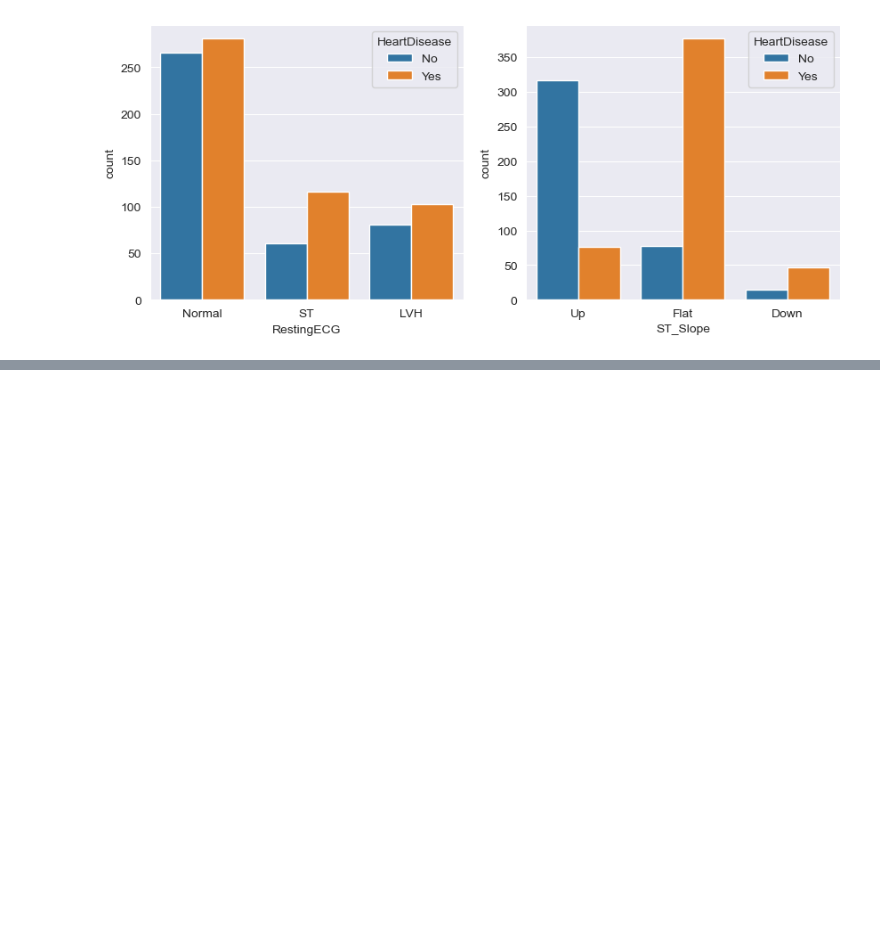
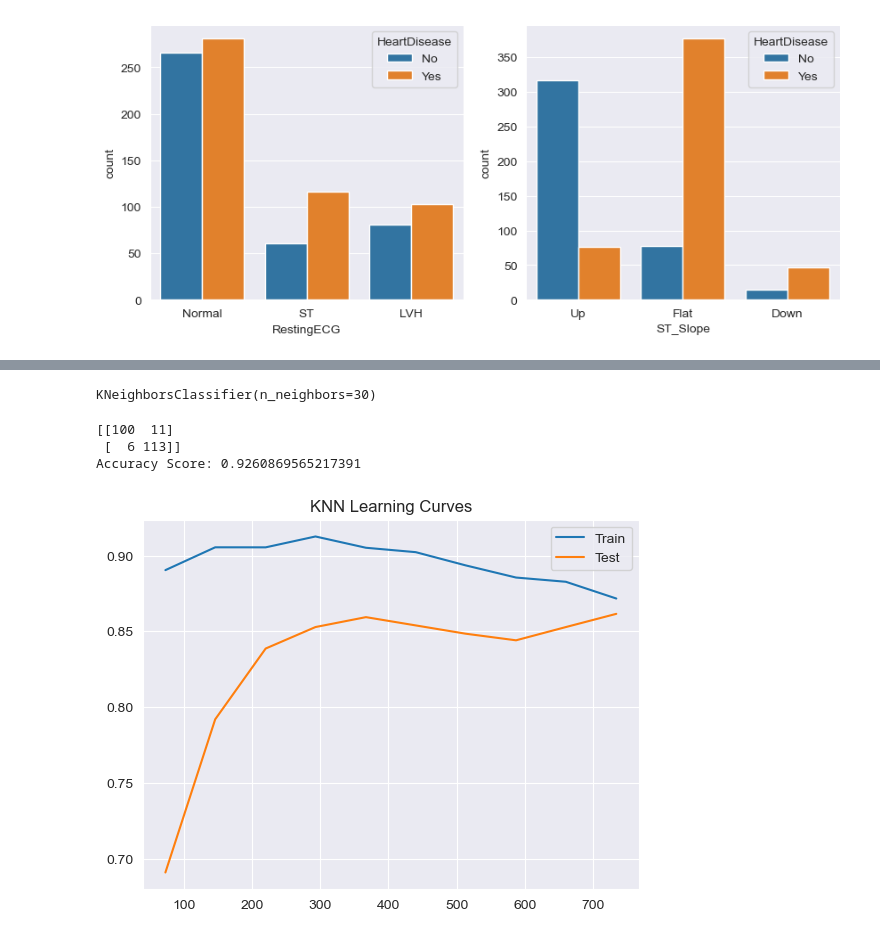
Before and after one commit to malikka-rajshahi/Heart-Failure-Analysis, a Jupyter notebook: HeartAnalysisCombined.ipynb, the cells around one changed output, grey strips where cells are left out. Saved outputs shown, nothing was run; the diff lists cells and outputs as text; code cells hidden in the pictures; blank space fills up the shorter version.

```diff
--- a/HeartAnalysisCombined.ipynb
+++ b/HeartAnalysisCombined.ipynb
@@ -434,0 +437,3 @@ sns.FacetGrid(data=df, col='HeartDisease', row='RestingECG').map(sns.stripplot,
+# %%
+df = pd.read_csv('heart.csv')
+df.info()
@@ -434,0 +460,7 @@ sns.FacetGrid(data=df, col='HeartDisease', row='RestingECG').map(sns.stripplot,
+# %%
+def convertObjects(x):
+    if x.dtype == 'O': return x.astype('string')
+    else: return x
+
+df = df.apply(convertObjects)
+df.info()
@@ -434,0 +506,49 @@ sns.FacetGrid(data=df, col='HeartDisease', row='RestingECG').map(sns.stripplot,
+# %%
+import sklearn.preprocessing as skp
+
+df['Age'] = skp.MinMaxScaler().fit_transform(df['Age'].values.reshape(-1, 1))
+df['RestingBP'] = skp.MinMaxScaler().fit_transform(df['RestingBP'].values.reshape(-1, 1))
+df['Cholesterol'] = skp.MinMaxScaler().fit_transform(df['Cholesterol'].values.reshape(-1, 1))
+df['FastingBS'] = skp.MinMaxScaler().fit_transform(df['FastingBS'].values.reshape(-1, 1))
+df['MaxHR'] = skp.MinMaxScaler().fit_transform(df['MaxHR'].values.reshape(-1, 1))
+# %%
+from sklearn.model_selection import train_test_split
+from sklearn.neighbors import KNeighborsClassifier
+import sklearn.metrics as m
+
+# defining x and y
+X = df.drop('HeartDisease', axis=1)
+Y = df['HeartDisease']
+
+# splitting train/test data
+x_train, x_test, y_train, y_test = train_test_split(df, df['HeartDisease'])
+
+n = np.sqrt(np.size(df.index)).astype('int')
+model = KNeighborsClassifier(n)
+
+model.fit(x_train, y_train)
+# %% [output]
+KNeighborsClassifier(n_neighbors=30)
+# %%
+y_hat = model.predict(x_test.values)
+
+cm = m.confusion_matrix(y_test, y_hat)
+print(cm)
+print(f'Accuracy Score: {m.accuracy_score(y_test, y_hat)}')
+# %% [output]
+[[100  11]
+ [  6 113]]
+Accuracy Score: 0.9260869565217391
+# %%
+from sklearn.model_selection import learning_curve
+
+train_sizes, train_scores, test_scores = learning_curve(model, np.ascontiguousarray(X), Y, train_sizes=np.linspace(.1, 1, 10))
+train_mean_score = np.mean(train_scores, axis=1)
+test_mean_score = np.mean(test_scores, axis=1)
+
+plt.plot(train_sizes, train_mean_score, label='Train')
+plt.plot(train_sizes, test_mean_score, label='Test')
+plt.title('KNN Learning Curves')
+plt.legend(loc=1);
+# %% [output]
+[figure, added]
```
Also changed, not shown: parts of 14 cells of this notebook.
